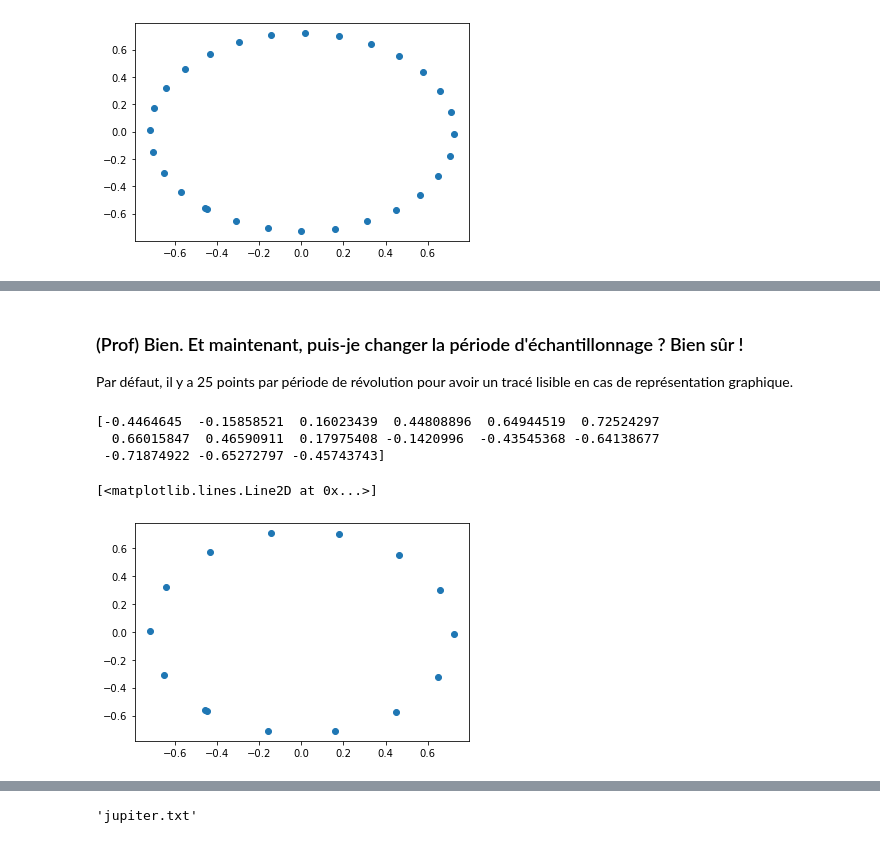
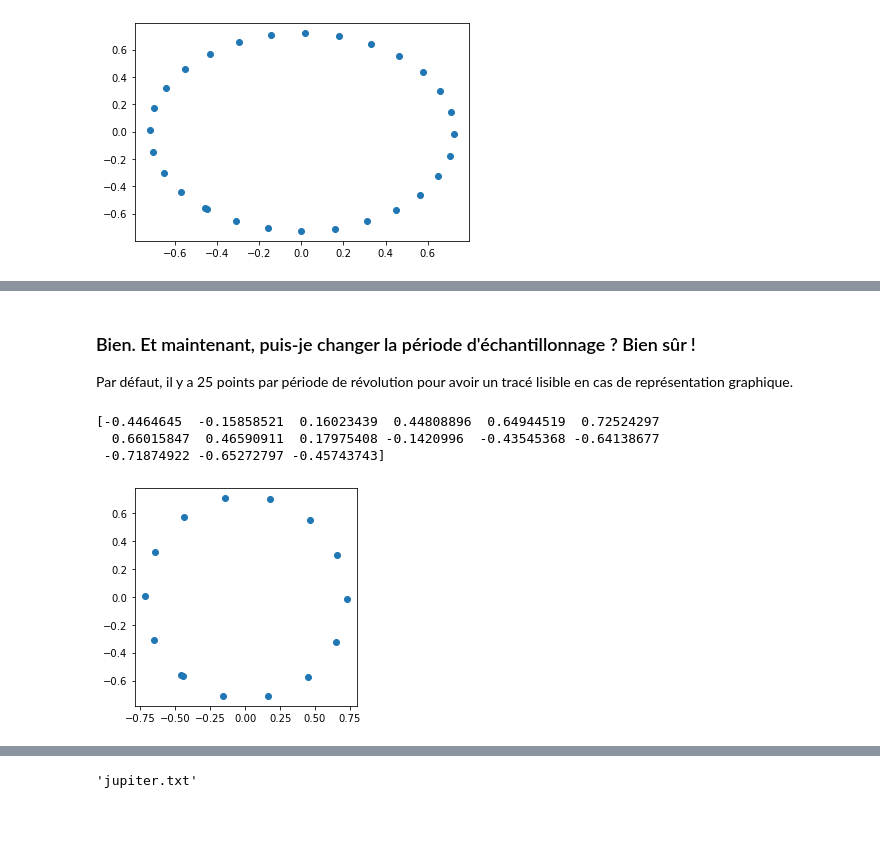
Before and after one commit to remimetzdorff/celestialbody, a Jupyter notebook: tutorial_fr.ipynb, the cells around one changed output, grey strips where cells are left out. Cells and saved outputs as stored; diff of their text form; code cells hidden in the pictures.

```diff
--- a/tutorial_fr.ipynb
+++ b/tutorial_fr.ipynb
@@ -63,5 +86,5 @@ Rq : la trajectoire parait elliptique car l'échelle des abscisses et celle des
 # %% [markdown]
-### (Prof) Bien. Et maintenant, puis-je changer la période d'échantillonnage ? Bien sûr !
+### Bien. Et maintenant, puis-je changer la période d'échantillonnage ? Bien sûr !
 
 Par défaut, il y a 25 points par période de révolution pour avoir un tracé lisible en cas de représentation graphique.
 # %%
@@ -77,9 +100,10 @@ print(X)
 [-0.4464645  -0.15858521  0.16023439  0.44808896  0.64944519  0.72524297
   0.66015847  0.46590911  0.17975408 -0.1420996  -0.43545368 -0.64138677
  -0.71874922 -0.65272797 -0.45743743]
-# %%
-plt.plot(X,Y, "o")
-# %% [output]
-[<matplotlib.lines.Line2D at 0x...>]
-[figure, removed]
+# %%
+fig, ax = plt.subplots(1, 1)
+ax.plot(X,Y, "o")
+ax.set_aspect("equal")
+# %% [output]
+[figure, added]
 # %% [markdown]
```
Also changed, not shown: parts of 33 cells of this notebook, 26 other files.
